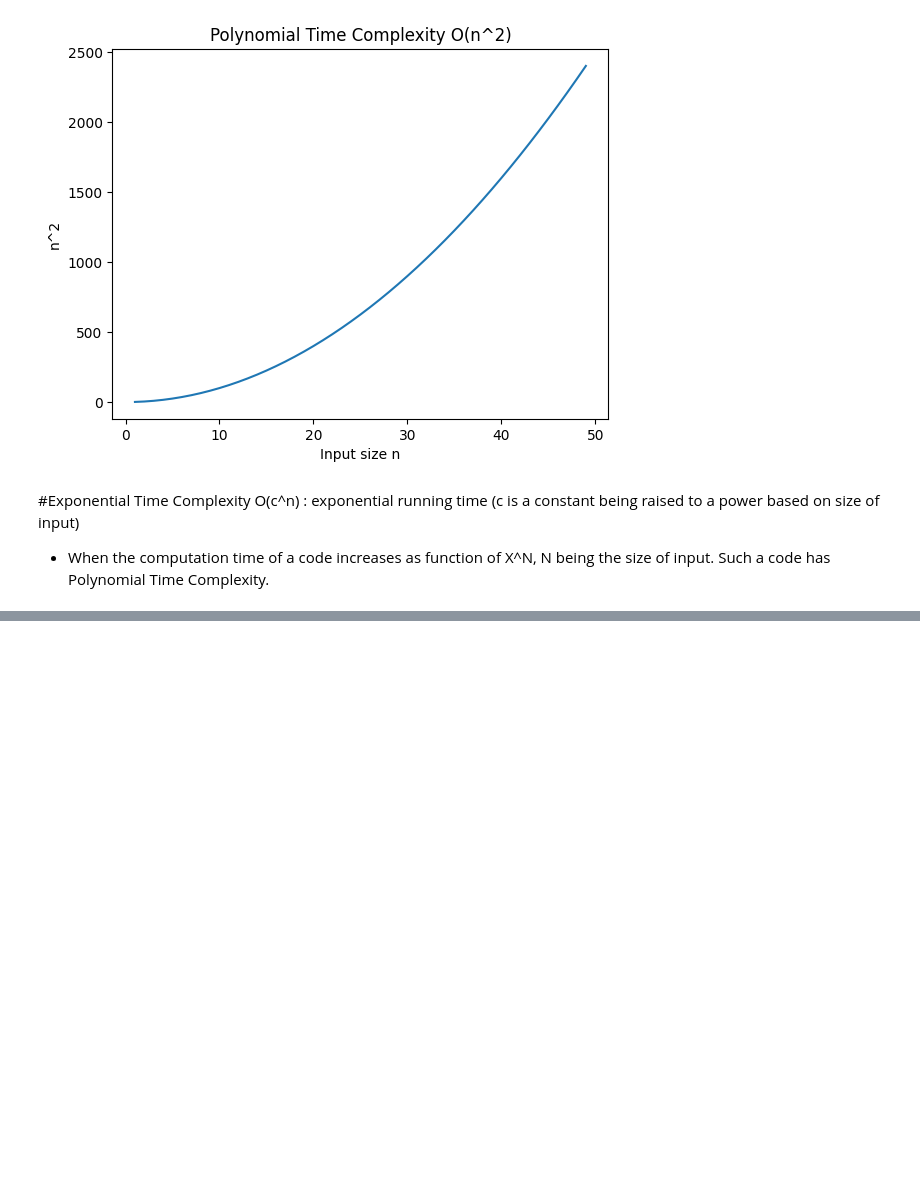
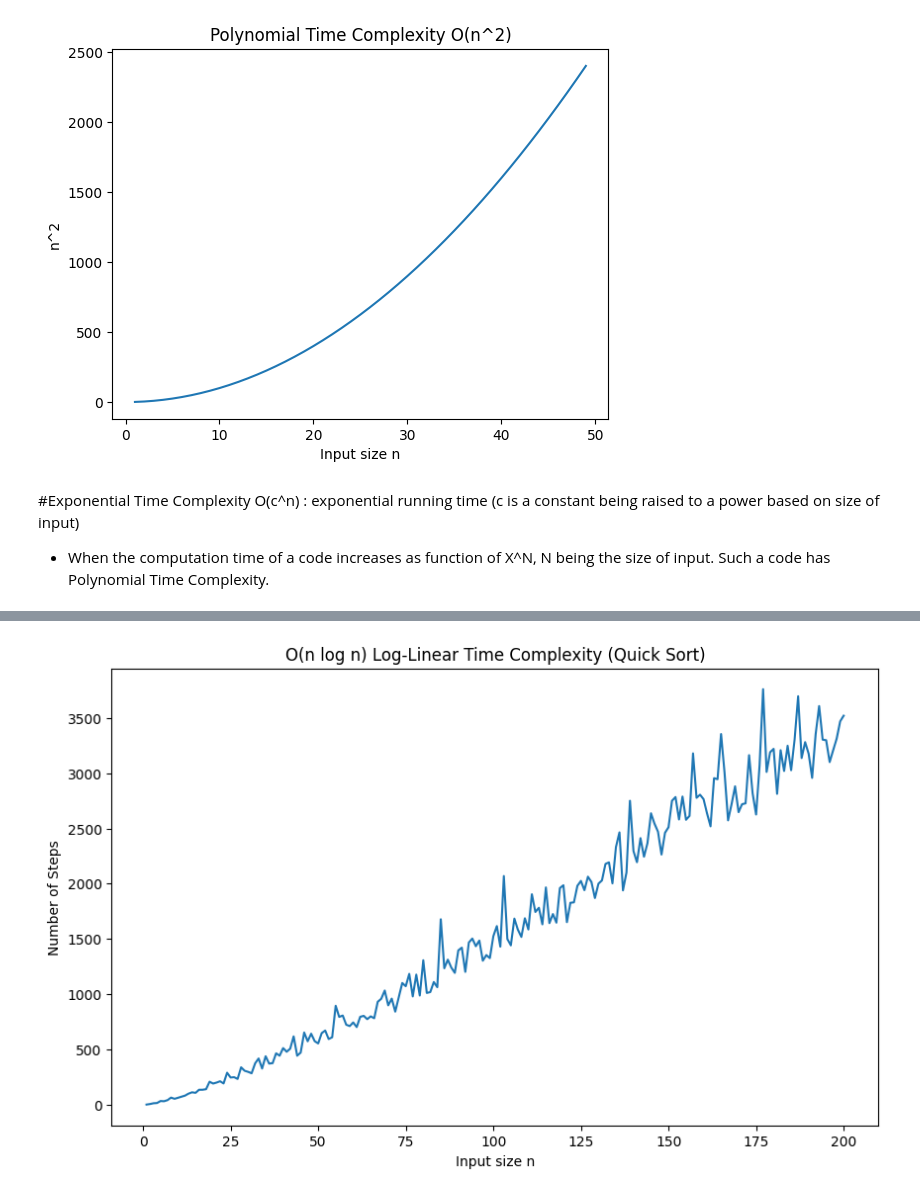
Before and after one commit to kanha077/ALGOLAB, a Jupyter notebook: Lab_3_Growth_of_function.ipynb, the cells around one changed output, grey strips where cells are left out. Cells and saved outputs as stored; diff of their text form; code cells hidden in the pictures; blank space fills up the shorter version.

```diff
--- a/Lab_3_Growth_of_function.ipynb
+++ b/Lab_3_Growth_of_function.ipynb
@@ -302,0 +328,38 @@ plt.show()
+# %%
+# Write a function to perform quick sort and show that it has Logarithmic Time Complexity O(nlog n)
+
+steps_quick_sort = 0
+
+def quick_sort(arr):
+    global steps_quick_sort
+    if len(arr) <= 1:
+        steps_quick_sort += 1 # Base case operation
+        return arr
+
+    pivot = arr[len(arr) // 2]
+    left = [x for x in arr if x < pivot]
+    middle = [x for x in arr if x == pivot]
+    right = [x for x in arr if x > pivot]
+
+
+    steps_quick_sort += len(arr) * 2
+
+    return quick_sort(left) + middle + quick_sort(right)
+
+import math
+n_values = list(range(1, 201))
+time_values_quick_sort = []
+for n in n_values:
+    steps_quick_sort = 0
+    data_to_sort = [random.randint(0, 1000) for _ in range(n)]
+    quick_sort(data_to_sort)
+    time_values_quick_sort.append(steps_quick_sort)
+
+plt.figure(figsize=(10, 6))
+plt.plot(n_values, time_values_quick_sort, label="Quick Sort (O(n log n) actual steps)")
+plt.xlabel("Input size n")
+plt.ylabel("Number of Steps")
+plt.title("O(n log n) Log-Linear Time Complexity (Quick Sort)")
+plt.show()
+# %% [output]
+[figure, added]
```
Also changed, not shown: parts of 6 cells of this notebook.
